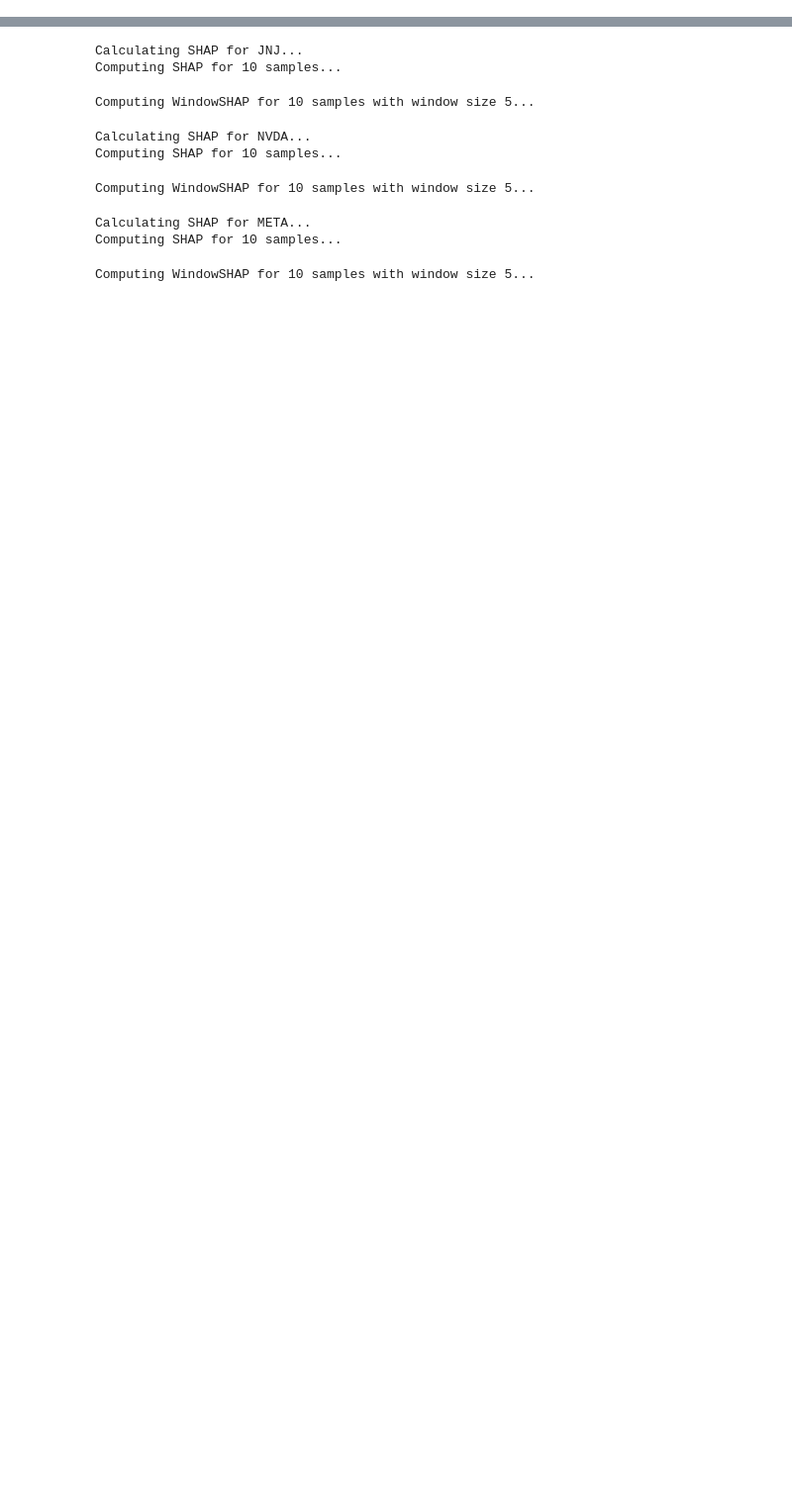
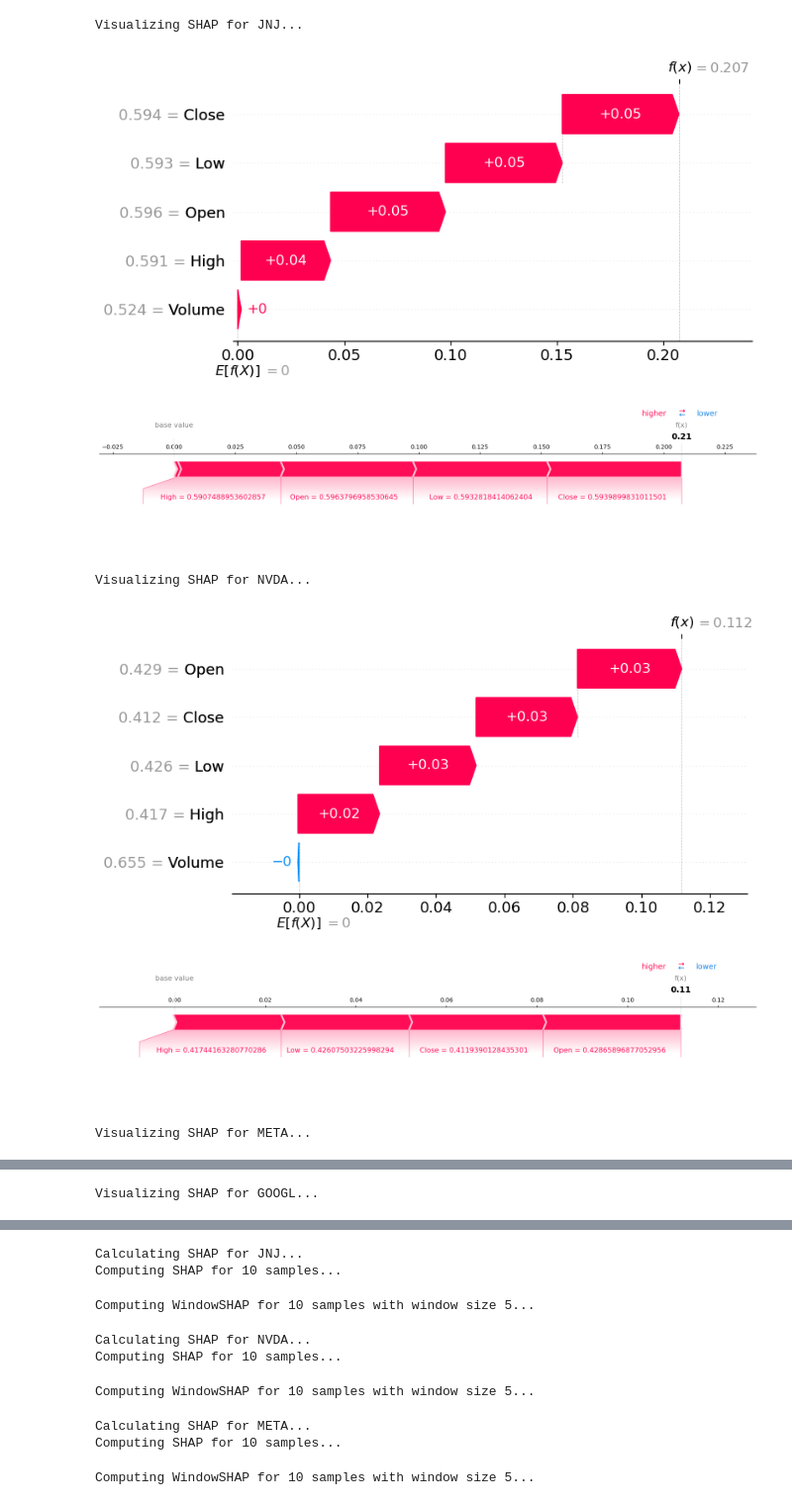
Before and after one commit to av-rf/IBEOR_thesis, a Jupyter notebook: LSTM_TensorFlow.ipynb, the cells around one changed output, grey strips where cells are left out. Shown at 99% size. Drawn from its saved outputs; the diff is of its cells as text; code cells hidden in the pictures; blank space fills up the shorter version.

```diff
--- a/LSTM_TensorFlow.ipynb
+++ b/LSTM_TensorFlow.ipynb
@@ -179,0 +210,30 @@ Test MAE: 0.048444293439388275
+# %%
+shap.initjs()
+
+for ticker in tickers_list:
+
+    print(f"\nVisualizing SHAP for {ticker}...")
+
+    # Load data
+    X_test = X_test_sets[ticker]
+    shap_values = shap_values_map[ticker]
+    feature_names = included_features
+
+    sample_idx = 0  # Index of the sample to visualize
+    timestep = -1  # Last timestep
+
+    shap_values_1d = shap_values[sample_idx][timestep]
+    shap_values_1d = shap_values_1d.reshape(-1)
+    features_1d = X_test[sample_idx][timestep]
+
+    # Wrap into a SHAP Explanation object to use with waterfall plot
+    explanation = shap.Explanation(
+        values=shap_values_1d,
+        base_values=0,  # optional: set to your model's base prediction if known
+        data=features_1d,
+        feature_names=feature_names
+    )
+
+    shap.plots.waterfall(explanation, max_display=len(feature_names))
+    shap.plots.force(explanation, matplotlib=True)
+# %% [output]
@@ -179,0 +241,7 @@ Test MAE: 0.048444293439388275
+Visualizing SHAP for JNJ...
+[figure, added]
+[figure, added]
+Visualizing SHAP for NVDA...
+[figure, added]
+[figure, added]
+Visualizing SHAP for META...
@@ -179,0 +250 @@ Test MAE: 0.048444293439388275
+Visualizing SHAP for GOOGL...
```
Also changed, not shown: parts of 8 cells of this notebook, 1 other file.
